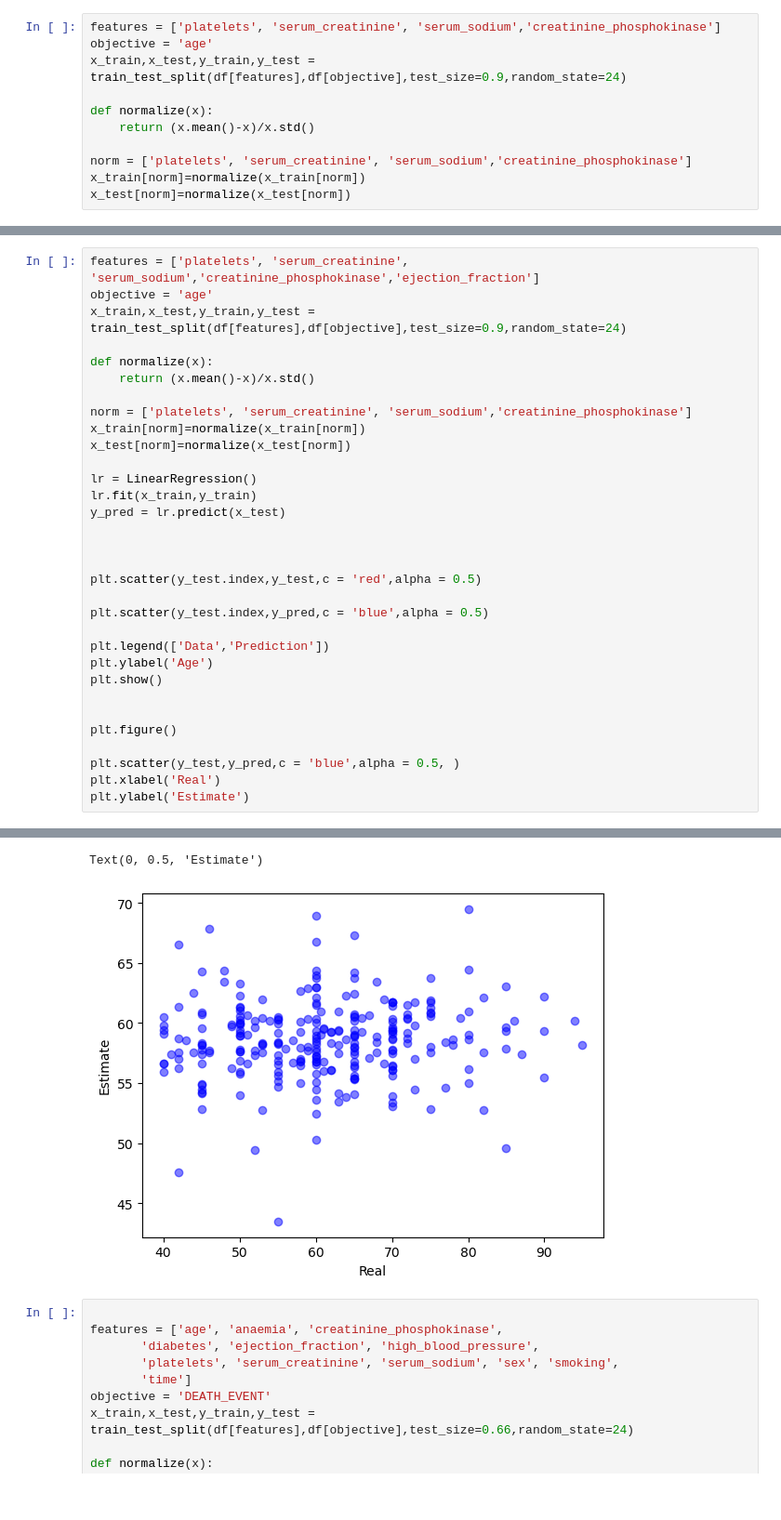
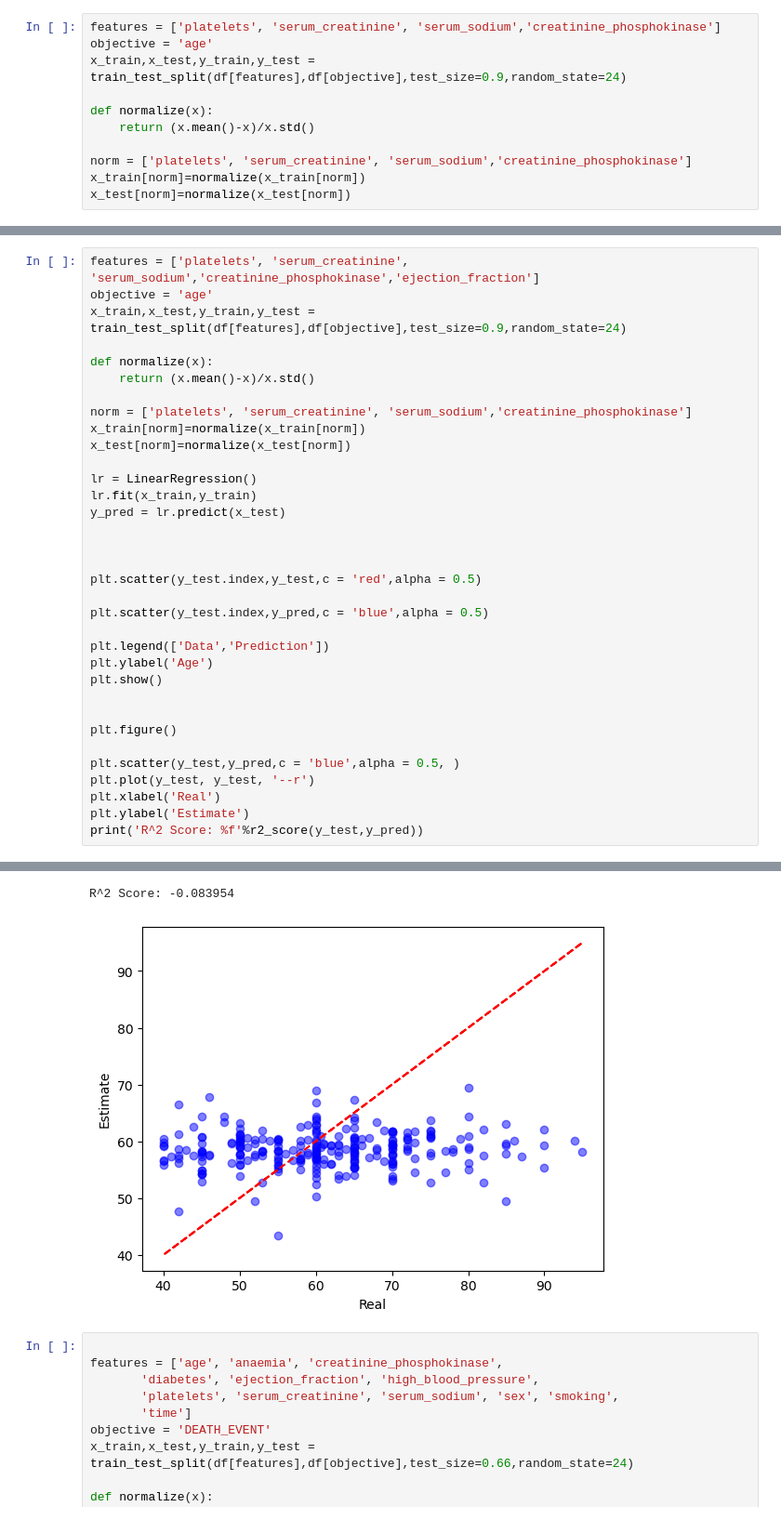
Before and after one commit to Erik100001000000/code, a Jupyter notebook: Project2_Classification_and_RegressionBaseline.ipynb, the cells around one changed output, grey strips where cells are left out. Shown at 93% size. Drawn from its saved outputs; the diff is of its cells as text.

```diff
--- a/Project2_Classification_and_RegressionBaseline.ipynb
+++ b/Project2_Classification_and_RegressionBaseline.ipynb
@@ -78,35 +80,37 @@ x_train,x_test,y_train,y_test = train_test_split(df[features],df[objective],test
 
 def normalize(x):
     return (x.mean()-x)/x.std()
 
 norm = ['platelets', 'serum_creatinine', 'serum_sodium','creatinine_phosphokinase']
 x_train[norm]=normalize(x_train[norm])
 x_test[norm]=normalize(x_test[norm])
 
 lr = LinearRegression()
 lr.fit(x_train,y_train)
 y_pred = lr.predict(x_test)
 
 
 
 plt.scatter(y_test.index,y_test,c = 'red',alpha = 0.5)
 
 plt.scatter(y_test.index,y_pred,c = 'blue',alpha = 0.5)
 
 plt.legend(['Data','Prediction'])
 plt.ylabel('Age')
 plt.show()
 
 
 plt.figure()
 
 plt.scatter(y_test,y_pred,c = 'blue',alpha = 0.5, )
+plt.plot(y_test, y_test, '--r')
 plt.xlabel('Real')
 plt.ylabel('Estimate')
+print('R^2 Score: %f'%r2_score(y_test,y_pred))
 # %% [output]
 [figure]
-Text(0, 0.5, 'Estimate')
+R^2 Score: -0.083954
-[figure, old version]
+[figure, new version]
 # %%
 
 features = ['age', 'anaemia', 'creatinine_phosphokinase',
```
Also changed, not shown: parts of 2 cells of this notebook.
